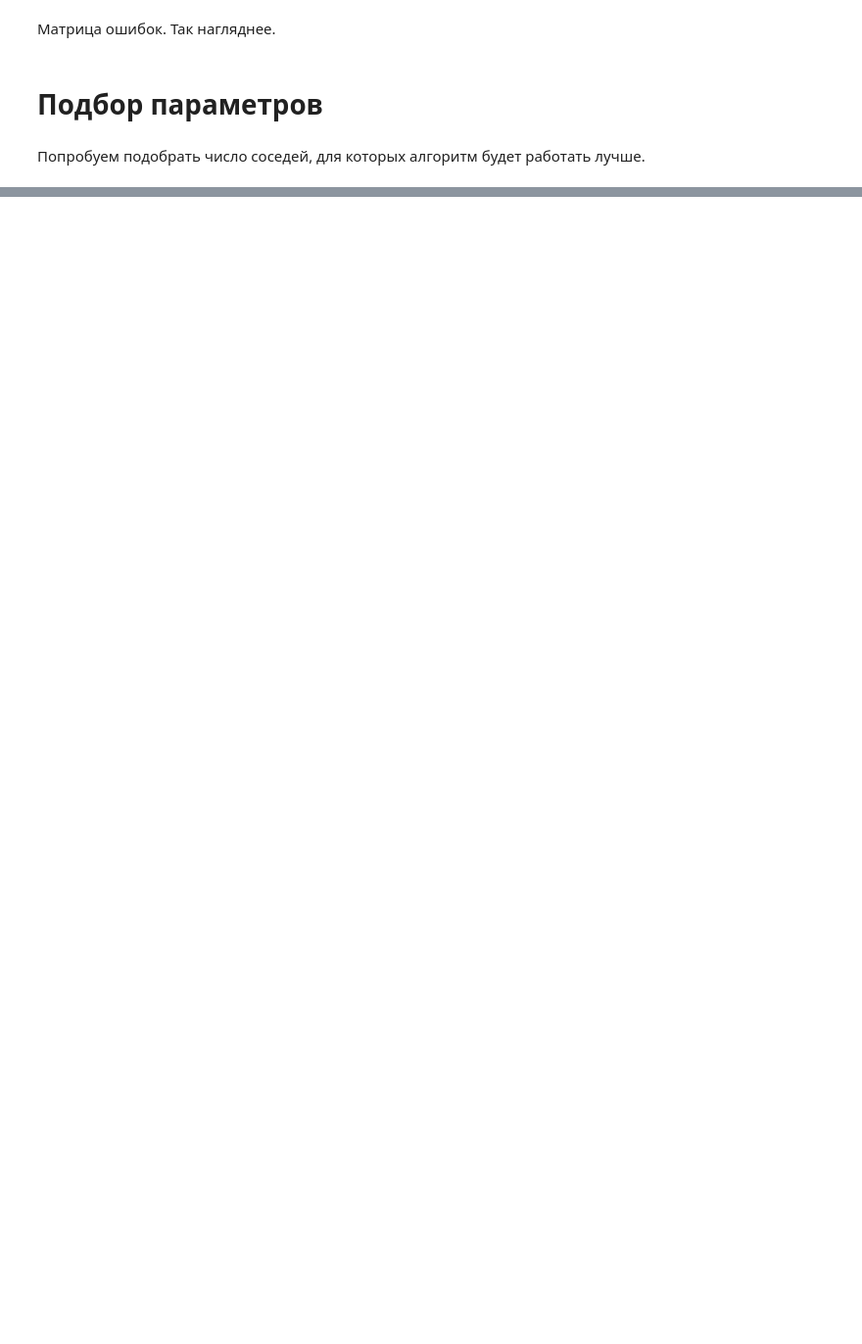
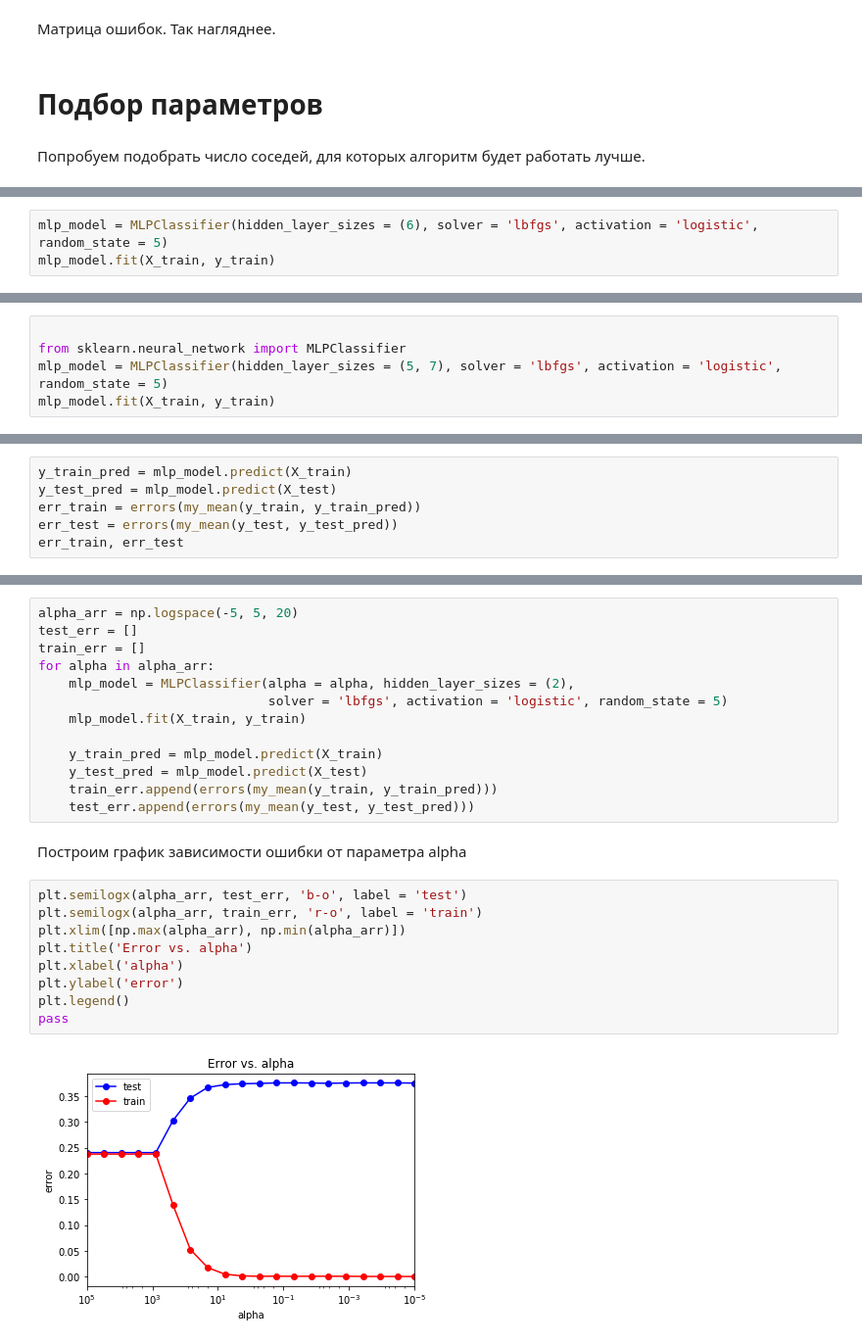
Before and after one commit to kurbatovsky/MachineLearningHW, a Jupyter notebook: ML_Kurbatovsky_1.ipynb, the cells around one changed output, grey strips where cells are left out. Shown at 98% size. Saved outputs shown, nothing was run; the diff lists cells and outputs as text; blank space fills up the shorter version.

```diff
--- a/ML_Kurbatovsky_1.ipynb
+++ b/ML_Kurbatovsky_1.ipynb
@@ -626,0 +687,3 @@ print(err_train, err_test)
+# %%
+mlp_model = MLPClassifier(hidden_layer_sizes = (6), solver = 'lbfgs', activation = 'logistic', random_state = 5)
+mlp_model.fit(X_train, y_train)
@@ -626,0 +715,5 @@ print(err_train, err_test)
+# %%
+
+from sklearn.neural_network import MLPClassifier
+mlp_model = MLPClassifier(hidden_layer_sizes = (5, 7), solver = 'lbfgs', activation = 'logistic', random_state = 5)
+mlp_model.fit(X_train, y_train)
@@ -626,0 +728,6 @@ print(err_train, err_test)
+# %%
+y_train_pred = mlp_model.predict(X_train)
+y_test_pred = mlp_model.predict(X_test)
+err_train = errors(my_mean(y_train, y_train_pred))
+err_test = errors(my_mean(y_test, y_test_pred))
+err_train, err_test
@@ -626,0 +741,26 @@ print(err_train, err_test)
+# %%
+alpha_arr = np.logspace(-5, 5, 20)
+test_err = []
+train_err = []
+for alpha in alpha_arr:
+    mlp_model = MLPClassifier(alpha = alpha, hidden_layer_sizes = (2),
+                              solver = 'lbfgs', activation = 'logistic', random_state = 5)
+    mlp_model.fit(X_train, y_train)
+
+    y_train_pred = mlp_model.predict(X_train)
+    y_test_pred = mlp_model.predict(X_test)
+    train_err.append(errors(my_mean(y_train, y_train_pred)))
+    test_err.append(errors(my_mean(y_test, y_test_pred)))
+# %% [markdown]
+Построим график зависимости ошибки от параметра alpha
+# %%
+plt.semilogx(alpha_arr, test_err, 'b-o', label = 'test')
+plt.semilogx(alpha_arr, train_err, 'r-o', label = 'train')
+plt.xlim([np.max(alpha_arr), np.min(alpha_arr)])
+plt.title('Error vs. alpha')
+plt.xlabel('alpha')
+plt.ylabel('error')
+plt.legend()
+pass
+# %% [output]
+[figure, added]
```
Also changed, not shown: parts of 141 cells of this notebook.
